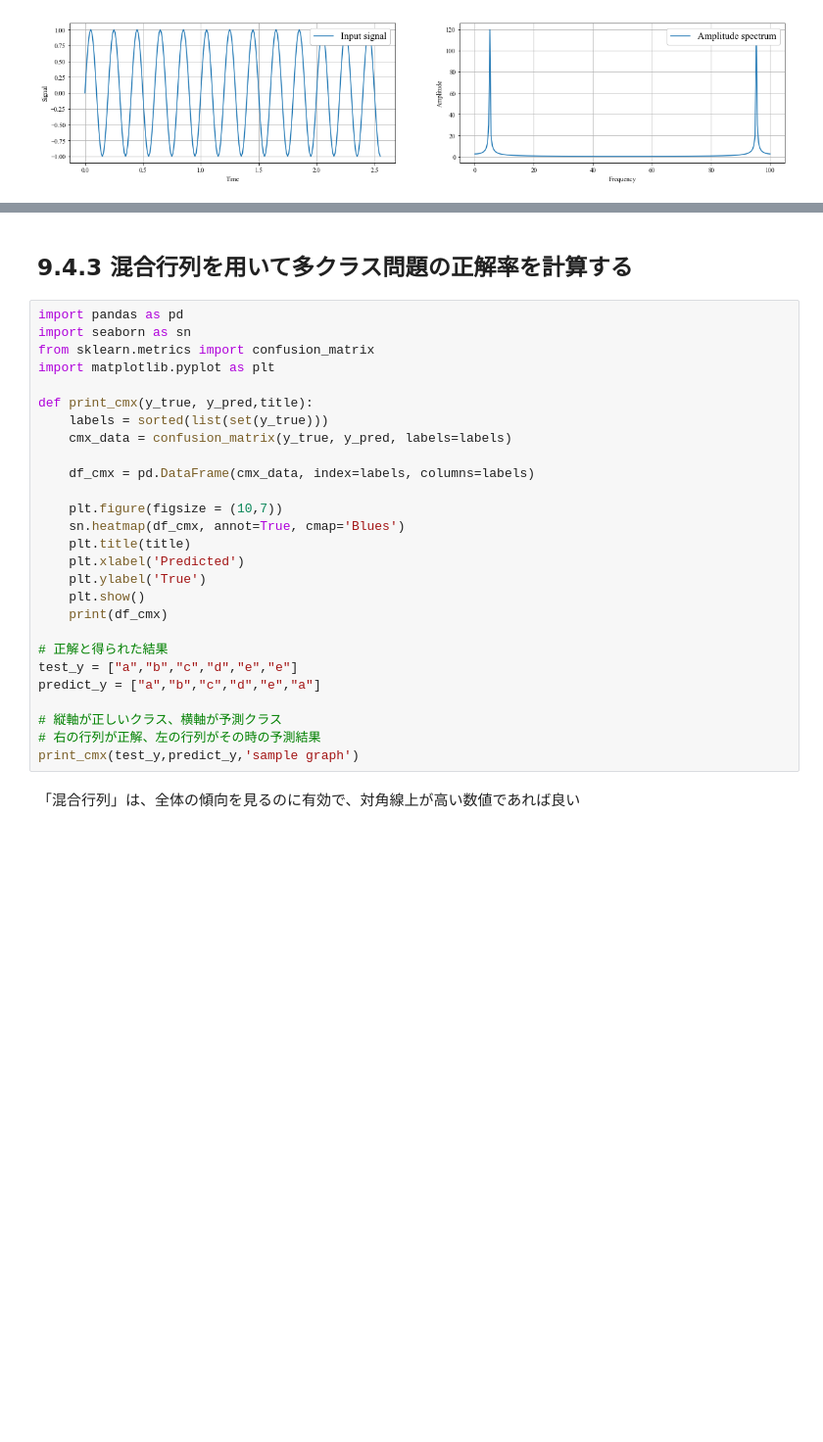
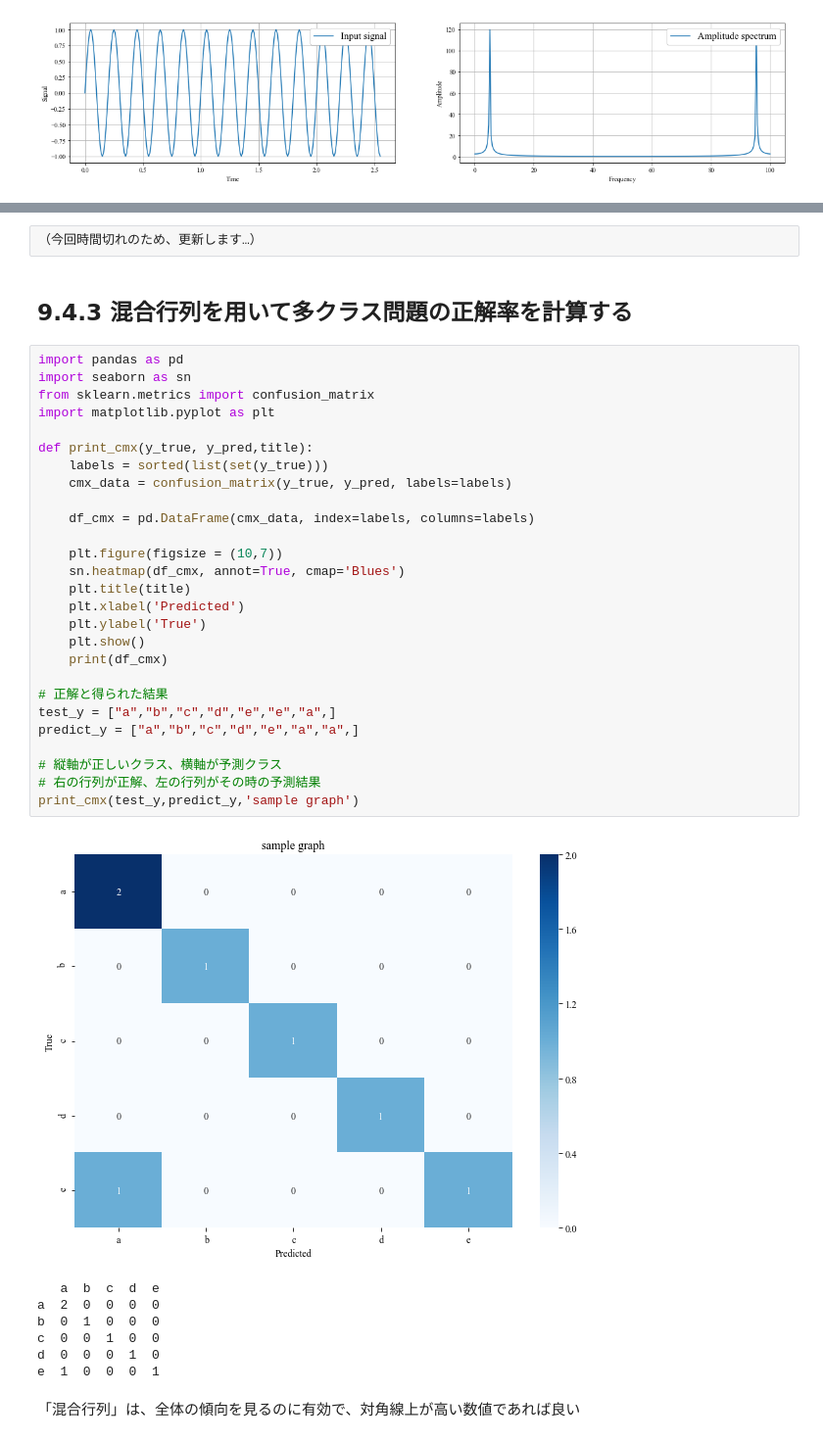
Before and after one commit to dandan611/BuildingMachineLearningSystemsWithPython, a Jupyter notebook: chapter_9/chapter_9.ipynb, the cells around one changed output, grey strips where cells are left out. Shown at 98% size. Drawn from its saved outputs; the diff is of its cells as text; blank space fills up the shorter version.

```diff
--- a/chapter_9/chapter_9.ipynb
+++ b/chapter_9/chapter_9.ipynb
@@ -115,32 +120,42 @@ SyntaxError: invalid character in identifier (<ipython-input-30-fa2890cdb80b>, l
+# %%
+（今回時間切れのため、更新します…）
 # %% [markdown]
 ## 9.4.3 混合行列を用いて多クラス問題の正解率を計算する
 # %%
 import pandas as pd
 import seaborn as sn
 from sklearn.metrics import confusion_matrix
 import matplotlib.pyplot as plt
 
 def print_cmx(y_true, y_pred,title):
     labels = sorted(list(set(y_true)))
     cmx_data = confusion_matrix(y_true, y_pred, labels=labels)
 
     df_cmx = pd.DataFrame(cmx_data, index=labels, columns=labels)
 
     plt.figure(figsize = (10,7))
     sn.heatmap(df_cmx, annot=True, cmap='Blues')
     plt.title(title)
     plt.xlabel('Predicted')
     plt.ylabel('True')
     plt.show()
     print(df_cmx)
 
 # 正解と得られた結果
-test_y = ["a","b","c","d","e","e"]
-predict_y = ["a","b","c","d","e","a"]
+test_y = ["a","b","c","d","e","e","a",]
+predict_y = ["a","b","c","d","e","a","a",]
 
 # 縦軸が正しいクラス、横軸が予測クラス
 # 右の行列が正解、左の行列がその時の予測結果
 print_cmx(test_y,predict_y,'sample graph')
+# %% [output]
+[figure, added]
+   a  b  c  d  e
+a  2  0  0  0  0
+b  0  1  0  0  0
+c  0  0  1  0  0
+d  0  0  0  1  0
+e  1  0  0  0  1
 # %% [markdown]
 「混合行列」は、全体の傾向を見るのに有効で、対角線上が高い数値であれば良い
 # %% [markdown]
```
Also changed, not shown: parts of 12 cells of this notebook, 1 other file.
